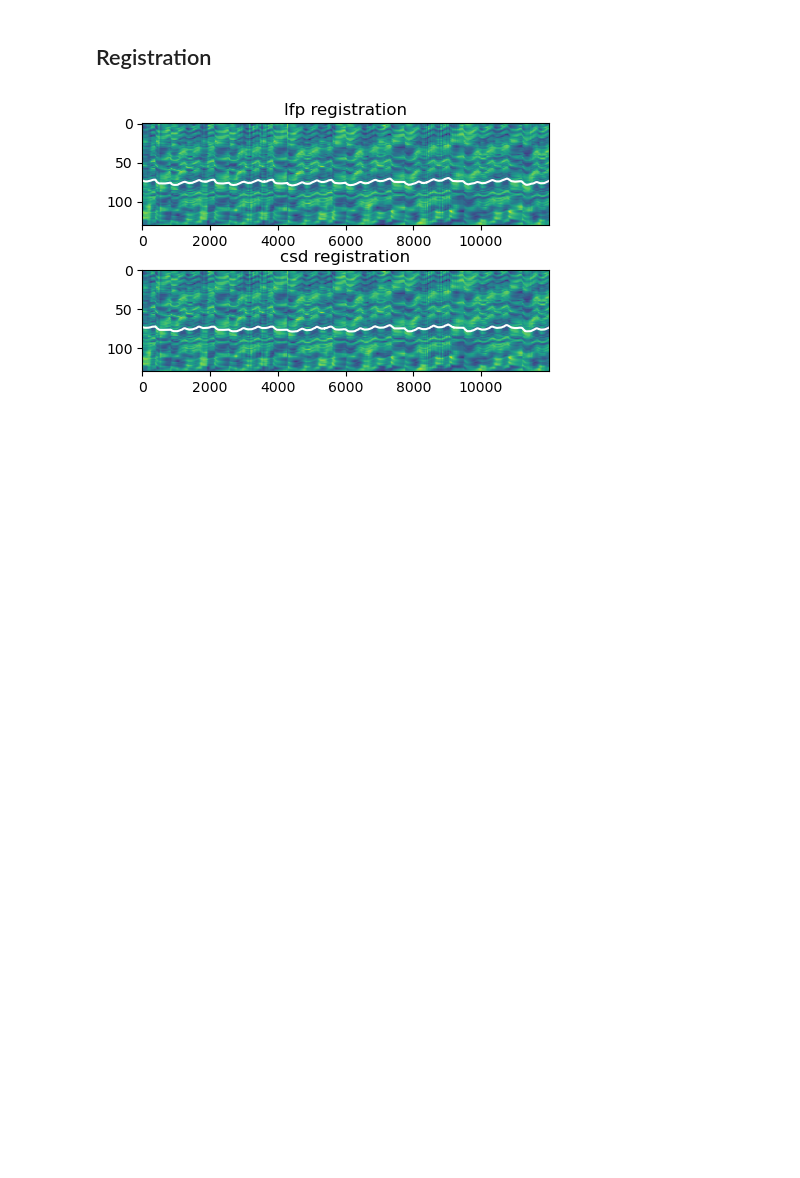
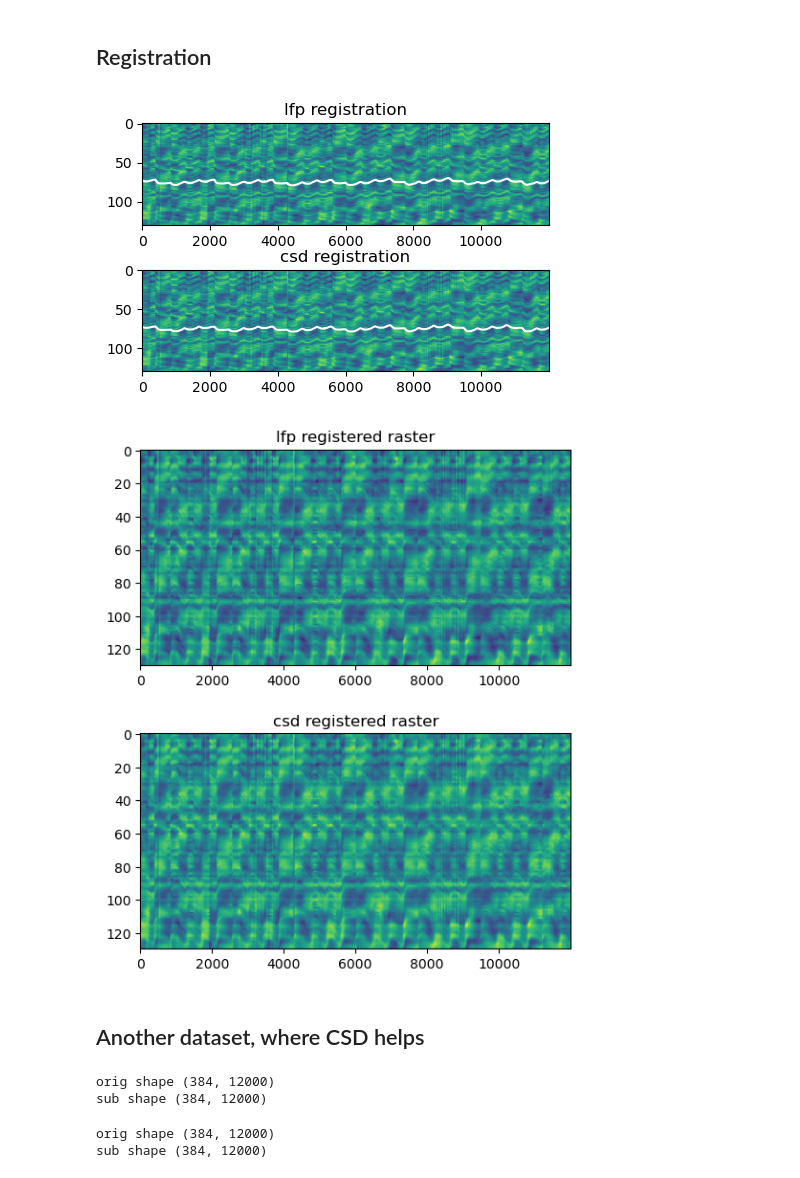
Before and after one commit to evarol/dredge, a Jupyter notebook: python/demo.ipynb, the cells around one changed output. Cells and saved outputs as stored; diff of their text form; code cells hidden in the pictures; blank space fills up the shorter version.

```diff
--- a/python/demo.ipynb
+++ b/python/demo.ipynb
@@ -16,5 +17,5 @@ geom = loadmat(f"{data_home}/pt_chanMap.mat")
 geom = np.stack([geom["xcoords"], geom["ycoords"]], axis=1)[:, :, 0]
 # %%
 # load 60k samples (24 seconds) from a dataset
-raw = np.memmap(f"{data_home}/pt03_full.imec0.lf.bin", dtype=np.int16).reshape(-1, 385)
-raw = raw[60000:120000, :-1].astype(np.float32).T
+raw_a = np.memmap(f"{data_home}/pt03_full.imec0.lf.bin", dtype=np.int16).reshape(-1, 385)
+raw_a = raw_a[60000:120000, :-1].astype(np.float32).T
@@ -22,9 +27,9 @@ raw = raw[60000:120000, :-1].astype(np.float32).T
 ## LFP raster
 # %%
 # just channels 20-280 from this data are useful
-rlfp = lfpreg.lfpraster(raw, geom, range(20, 280))
+rlfp = lfpreg.lfpraster(raw_a, geom, range(20, 280))
 # also, a version with current source density for comparison
-rcsd = lfpreg.lfpraster(raw, geom, range(20, 280), csd=True)
+rcsd = lfpreg.lfpraster(raw_a, geom, range(20, 280), csd=True)
 # %% [output]
 orig shape (384, 60000)
 sub shape (260, 60000)
@@ -61,3 +66,28 @@ fig.tight_layout(pad=0.5)
 plt.show()
 # %% [output]
 [figure]
+# %%
+# compare registered rasters
+reglfp = lfpreg.rigid_registered_raster(rlfp[:, ::5], p_lfp)
+regcsd = lfpreg.rigid_registered_raster(rlfp[:, ::5], p_csd)
+fig, (aa, ab) = plt.subplots(2, 1, figsize=(5, 6))
+aa.imshow(reglfp, aspect=0.5 * 1200 / 13)
+ab.imshow(regcsd, aspect=0.5 * 1200 / 13)
+aa.set_title("lfp registered raster")
+ab.set_title("csd registered raster")
+fig.tight_layout(pad=0.5)
+plt.show()
+# %% [output]
+[figure, added]
+# %% [markdown]
+## Another dataset, where CSD helps
+# %%
+rlfp = lfpreg.lfpraster(raw_b[:, :12000], geom)
+rcsd = lfpreg.lfpraster(raw_b[:, :12000], geom, csd=True)
+p_lfp = lfpreg.register_rigid(rlfp)
+p_csd = lfpreg.register_rigid(rcsd)
+# %% [output]
+orig shape (384, 12000)
+sub shape (384, 12000)
+orig shape (384, 12000)
+sub shape (384, 12000)
```
Also changed, not shown: parts of 7 cells of this notebook.
